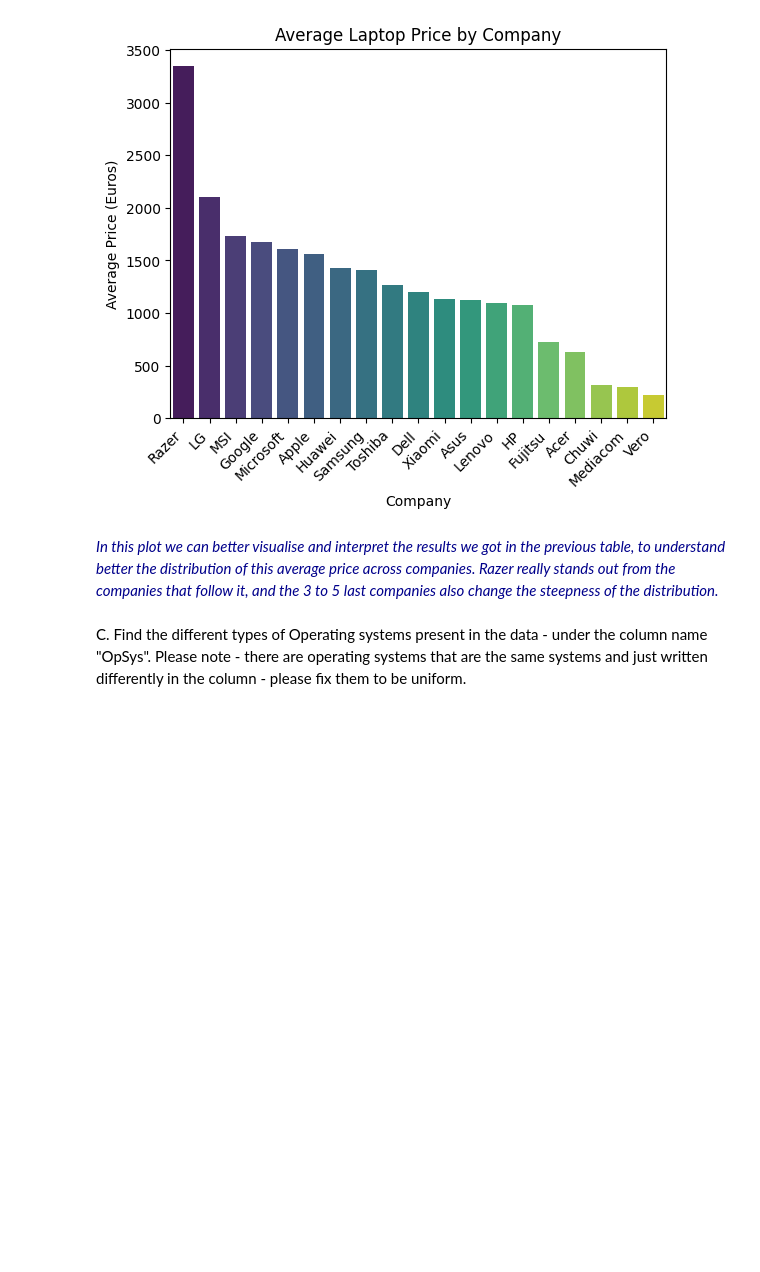
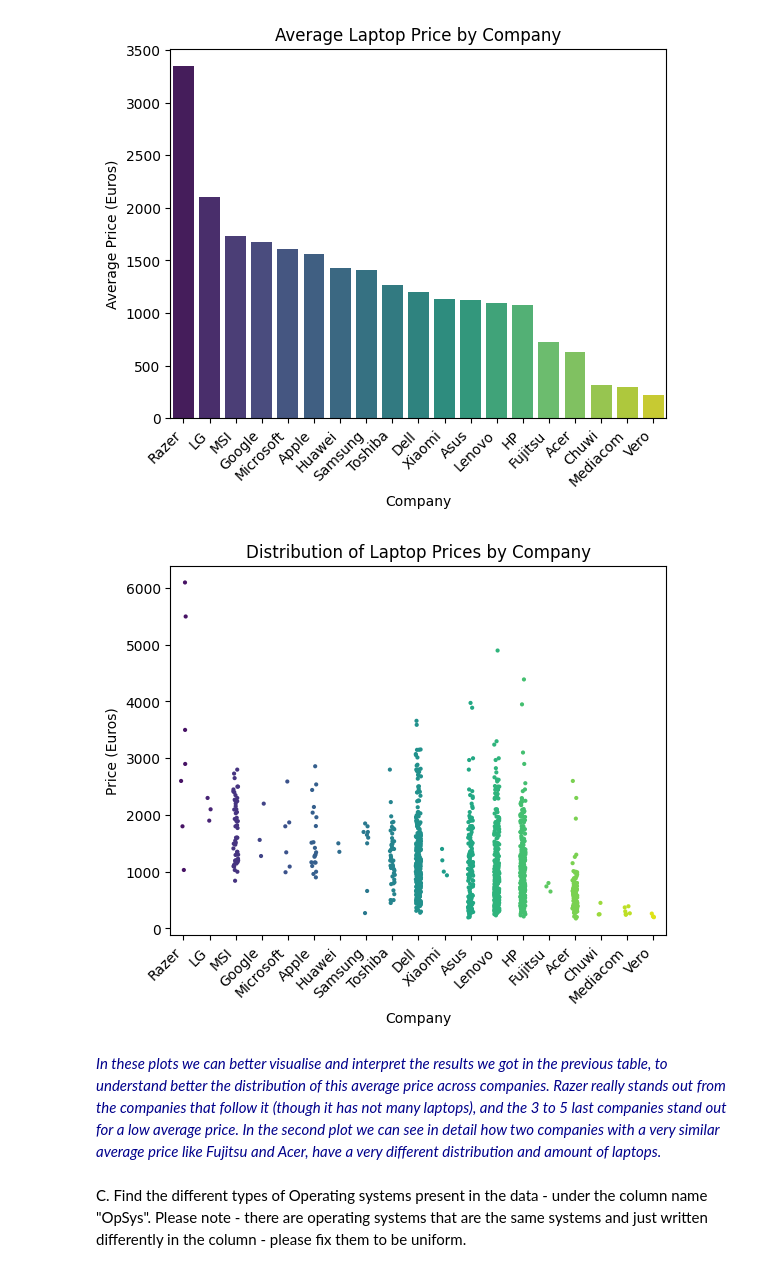
Before and after one commit to marionapuente/Mini_Project_MarionaPuente, a Jupyter notebook: Miniproject.ipynb, the cells around one changed output. Drawn from its saved outputs; the diff is of its cells as text; code cells hidden in the pictures; blank space fills up the shorter version.

```diff
--- a/Miniproject.ipynb
+++ b/Miniproject.ipynb
@@ -319,8 +321,21 @@ plt.xticks(rotation=45, ha='right')
 plt.show()
 # %% [output]
 [figure]
+# %%
+# To order the x axis by average, the df column must be ordered first:
+ordered_companies = average_prices.sort_values(ascending=False).index
+df['Company'] = pd.Categorical(df['Company'], categories=ordered_companies, ordered=True)
+
+sns.stripplot(x='Company', y='Price (Euro)', data=df, hue='Company', palette='viridis', size=3)
+plt.title('Distribution of Laptop Prices by Company')
+plt.xlabel('Company')
+plt.ylabel('Price (Euros)')
+plt.xticks(rotation=45, ha='right')
+plt.show()
+# %% [output]
+[figure, added]
 # %% [markdown]
-<font color='darkblue'>*In this plot we can better visualise and interpret the results we got in the previous table, to understand better the distribution of this average price across companies. Razer really stands out from the companies that follow it, and the 3 to 5 last companies also change the steepness of the distribution.</font>*
+<font color='darkblue'>*In these plots we can better visualise and interpret the results we got in the previous table, to understand better the distribution of this average price across companies. Razer really stands out from the companies that follow it (though it has not many laptops), and the 3 to 5 last companies stand out for a low average price. In the second plot we can see in detail how two companies with a very similar average price like Fujitsu and Acer, have a very different distribution and amount of laptops.</font>*
 # %% [markdown]
 C. Find the different types of Operating systems present in the data - under the column name "OpSys".
 Please note - there are operating systems that are the same systems and just written differently in the column - please fix them to be uniform.
```
Also changed, not shown: parts of 14 cells of this notebook, 1 other file.
